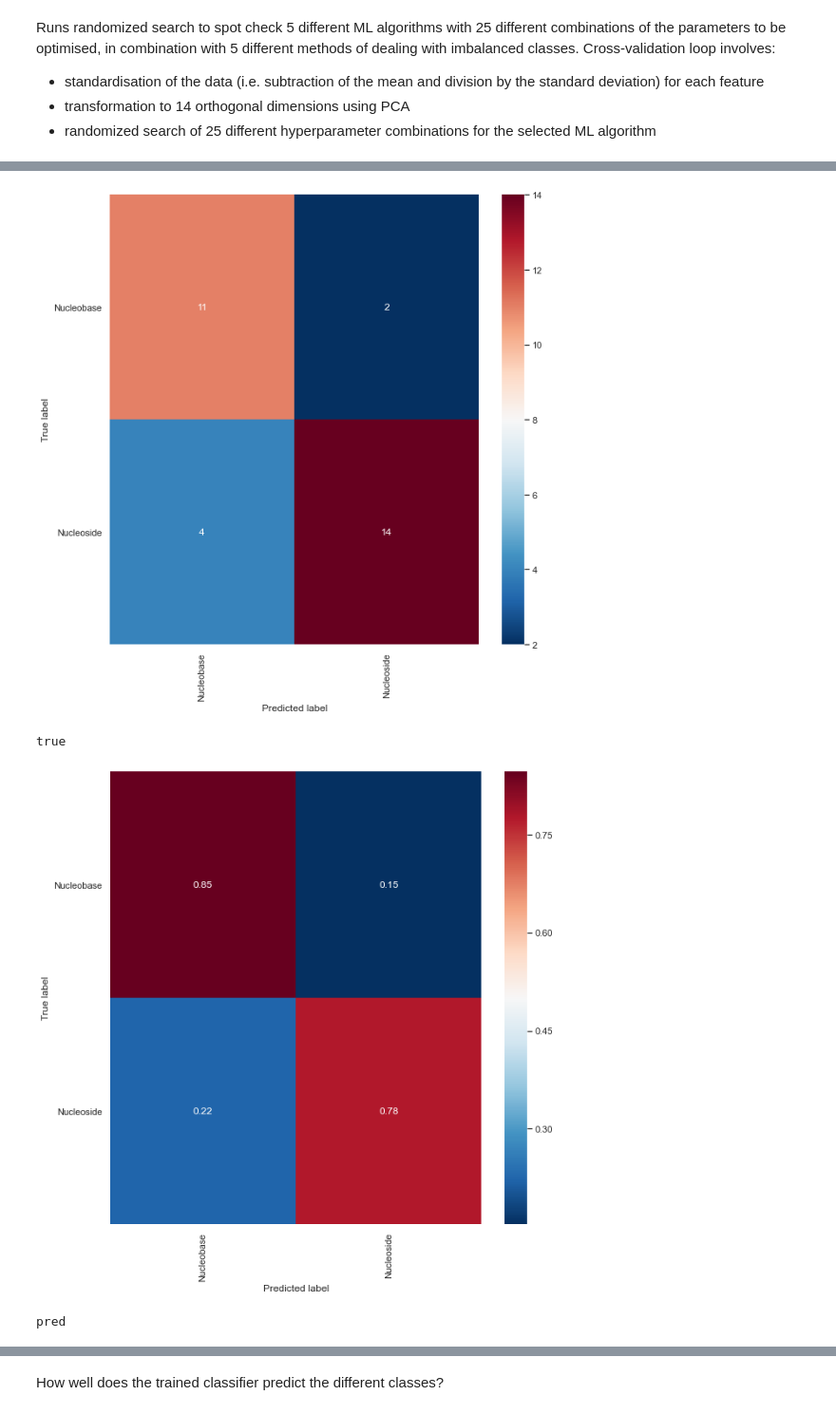
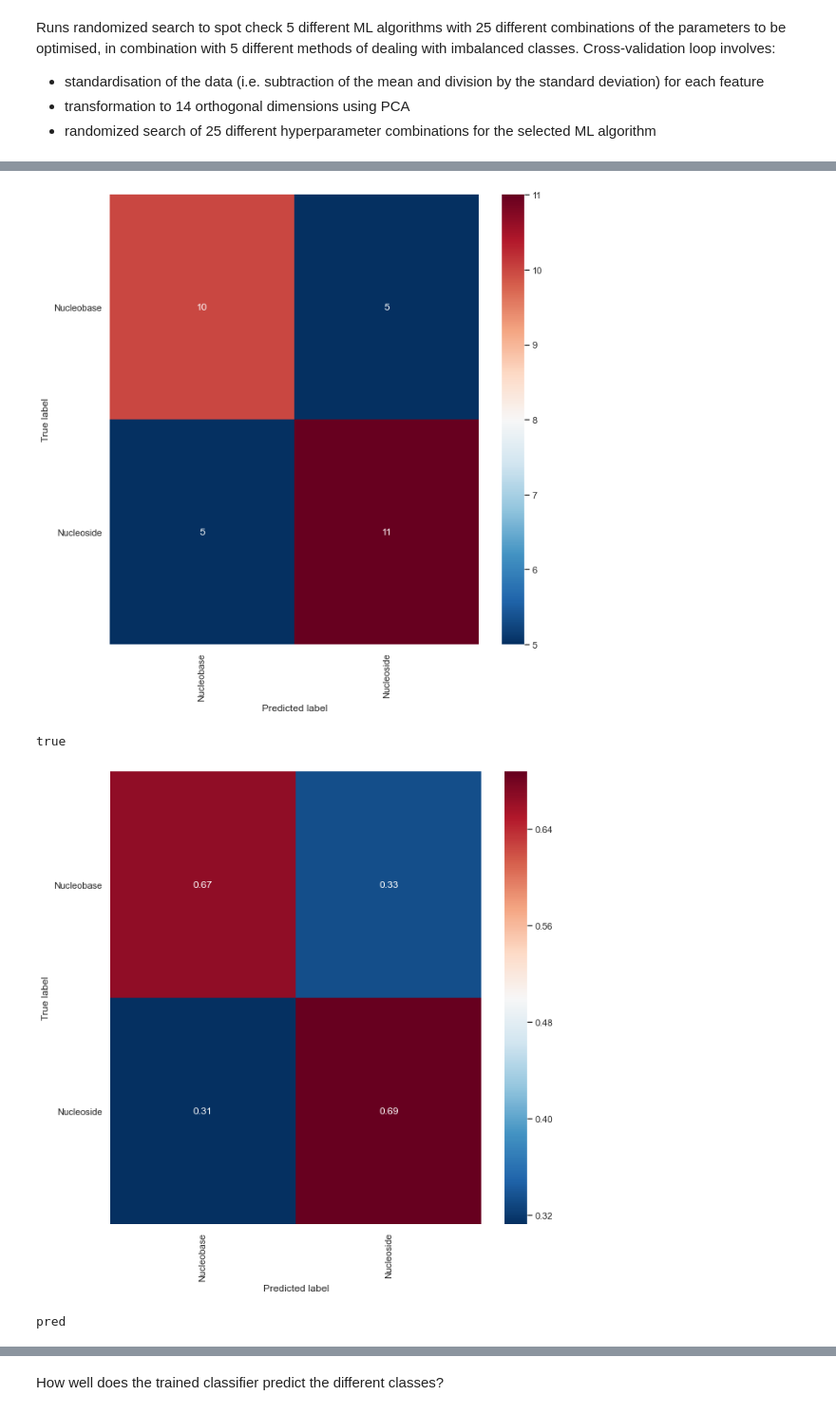
Before and after one commit to woolfson-group/array_sensing, a Jupyter notebook: NNs_analysis.ipynb, the cells around one changed output, grey strips where cells are left out. Shown at 95% size. Saved outputs shown, nothing was run; the diff lists cells and outputs as text; code cells hidden in the pictures.

Commit message:
NN analysis (standard array)

```diff
--- a/NNs_analysis.ipynb
+++ b/NNs_analysis.ipynb
@@ -694,9 +694,9 @@ So, run hyperparameter optimisation for SVC.
 # %%
-fixed_params = ml.define_fixed_model_params(clf=SVC())
-random_tuned_params = ml.define_tuned_model_params(clf=SVC(), x_train=ml.train_x)
+fixed_params = ml.define_fixed_model_params(clf=KNeighborsClassifier())
+random_tuned_params = ml.define_tuned_model_params(clf=KNeighborsClassifier(), x_train=ml.train_x)
 
-svc_random_search = ml.run_ml(
-    clf=SVC, x_train=ml.train_x, y_train=ml.train_y, train_groups=None, x_test=ml.test_x,
+knn_random_search = ml.run_ml(
+    clf=KNeighborsClassifier, x_train=ml.train_x, y_train=ml.train_y, train_groups=None, x_test=ml.test_x,
     y_test=ml.test_y, n_components_pca=n_components, run='random search', fixed_params=fixed_params,
     tuned_params=random_tuned_params, train_scoring_func='accuracy', test_scoring_funcs=None,
     resampling_method=['no_balancing'], n_iter='', cv_folds=cv_folds
@@ -708,9 +708,10 @@ Best score: 0.7823333333333333
 # %%
-grid_tuned_params = {'C': np.linspace(1, 1000, 1000),
-                     'gamma': np.linspace(0.02, 2, 100)}
+grid_tuned_params = {'n_neighbors': [int(n) for n in np.linspace(2, 20, 19)],
+                     'p': np.array([1, 2]),
+                     'weights': ['uniform', 'distance']}
 
-svc_grid_search = ml.run_ml(
-    clf=SVC, x_train=ml.train_x, y_train=ml.train_y, train_groups=None, x_test=ml.test_x,
+knn_grid_search = ml.run_ml(
+    clf=KNeighborsClassifier, x_train=ml.train_x, y_train=ml.train_y, train_groups=None, x_test=ml.test_x,
     y_test=ml.test_y, n_components_pca=n_components, run='grid search', fixed_params=fixed_params,
     tuned_params=grid_tuned_params, train_scoring_func='accuracy', test_scoring_funcs=None,
     resampling_method=['no_balancing'], n_iter='', cv_folds=cv_folds
@@ -726,6 +728,7 @@ Best score: 0.7816666666666667
 # %%
-final_params = {'C': 2,
-                'gamma': 0.18}
+final_params = {'n_neighbors': 6,
+                'p': 1,
+                'weights': 'distance'}
 
 scoring_funcs={accuracy_score: {},
                recall_score: {'average': 'macro'},
@@ -733,8 +736,8 @@ scoring_funcs={accuracy_score: {},
                f1_score: {'average': 'macro'},
                cohen_kappa_score: {}}
 
-svc_clf, train_scores, test_scores, predictions = ml.run_ml(
-    clf=SVC, x_train=ml.train_x, y_train=ml.train_y, train_groups=None, x_test=ml.test_x,
+knn_clf, train_scores, test_scores, predictions = ml.run_ml(
+    clf=KNeighborsClassifier, x_train=ml.train_x, y_train=ml.train_y, train_groups=None, x_test=ml.test_x,
     y_test=ml.test_y, n_components_pca=n_components, run='train', fixed_params=fixed_params,
     tuned_params=final_params, train_scoring_func='accuracy', test_scoring_funcs=scoring_funcs,
     resampling_method=['no_balancing'], n_iter='', cv_folds=cv_folds
@@ -749,5 +752,5 @@ cohen_kappa_score: 0.610878661087866
 None
-[figure, old version]
+[figure, new version]
 true
-[figure, old version]
+[figure, new version]
 pred
```
Also changed, not shown: parts of 41 cells of this notebook, 27 other files.
